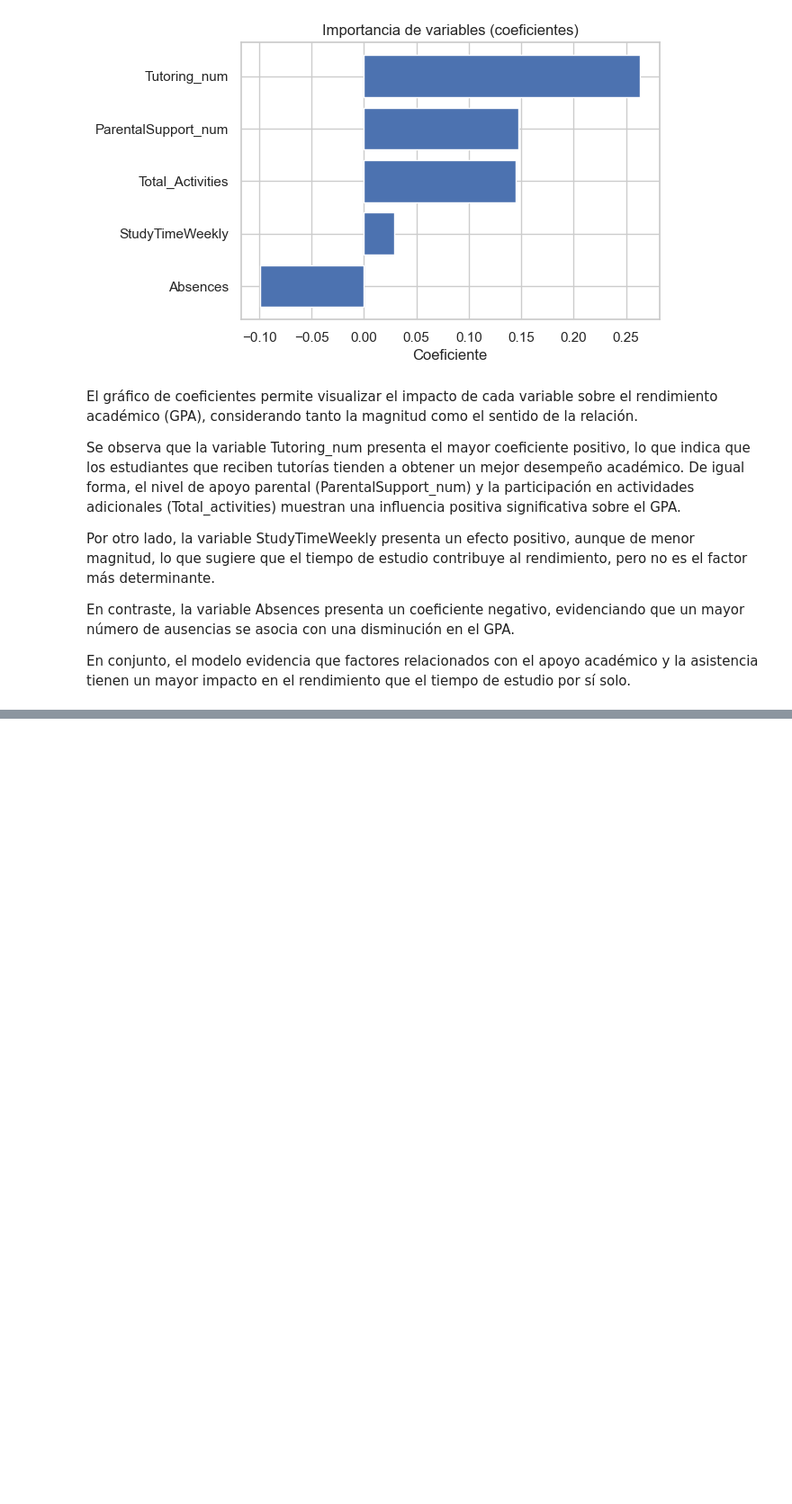
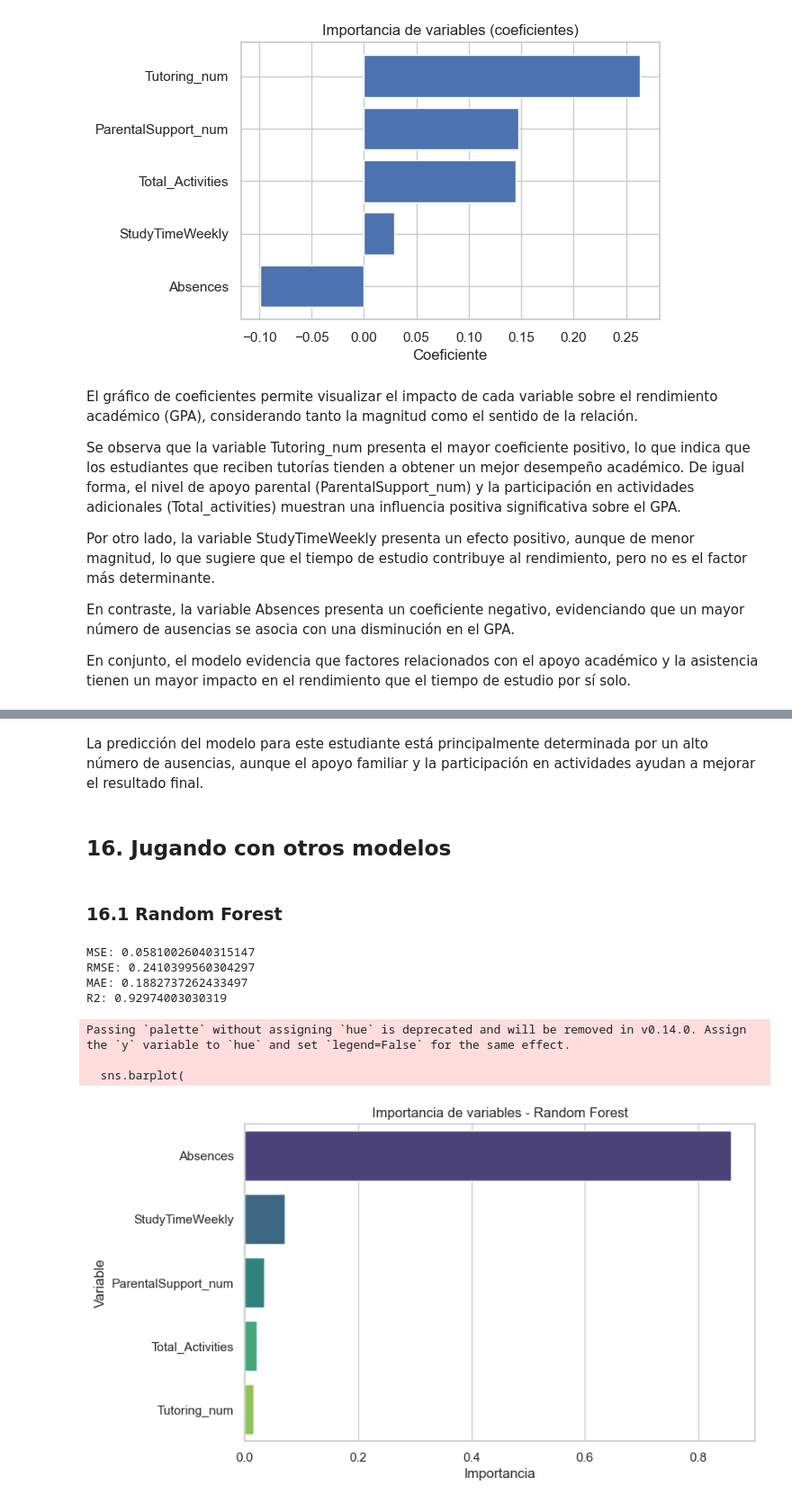
Before and after one commit to joha3108/ciencia-datos, a Jupyter notebook: EDA/EDA_Rendimiento.ipynb, the cells around one changed output, grey strips where cells are left out. Shown at 90% size. Saved outputs shown, nothing was run; the diff lists cells and outputs as text; code cells hidden in the pictures; blank space fills up the shorter version.

```diff
--- a/EDA/EDA_Rendimiento.ipynb
+++ b/EDA/EDA_Rendimiento.ipynb
@@ -978,0 +1316,72 @@ En este sentido, el modelo no solo permite realizar predicciones, sino también
+# %% [markdown]
+La predicción del modelo para este estudiante está principalmente determinada por un alto número de ausencias, aunque el apoyo familiar y la participación en actividades ayudan a mejorar el resultado final.
+# %% [markdown]
+## **16. Jugando con otros modelos**
+# %% [markdown]
+### **16.1 Random Forest**
+# %%
+# Importamos y entrenamos el modelo
+
+from sklearn.ensemble import RandomForestRegressor
+
+rf_model = RandomForestRegressor(
+    n_estimators=200,
+    random_state=42
+)
+
+rf_model.fit(X_train, y_train)
+
+# Realizamos predicciones
+
+y_pred_rf = rf_model.predict(X_test)
+
+# Evaluamos el modelo
+
+from sklearn.metrics import mean_squared_error, mean_absolute_error, r2_score
+
+mse_rf = mean_squared_error(y_test, y_pred_rf)
+rmse_rf = mean_squared_error(y_test, y_pred_rf) ** 0.5
+mae_rf = mean_absolute_error(y_test, y_pred_rf)
+r2_rf = r2_score(y_test, y_pred_rf)
+
+print("MSE:", mse_rf)
+print("RMSE:", rmse_rf)
+print("MAE:", mae_rf)
+print("R2:", r2_rf)
+
+# Importancia de variables en Random Forest
+
+import pandas as pd
+
+rf_importance = pd.DataFrame({
+    "feature": X_train.columns,
+    "importance": rf_model.feature_importances_
+}).sort_values("importance", ascending=False)
+
+rf_importance
+
+# Graficamos la importancia de variables del Random Forest
+
+import seaborn as sns
+import matplotlib.pyplot as plt
+
+plt.figure(figsize=(8, 5))
+sns.barplot(
+    data=rf_importance,
+    x="importance",
+    y="feature",
+    palette="viridis"
+)
+plt.title("Importancia de variables - Random Forest")
+plt.xlabel("Importancia")
+plt.ylabel("Variable")
+plt.show()
+# %% [output]
+MSE: 0.05810026040315147
+RMSE: 0.2410399560304297
+MAE: 0.1882737262433497
+R2: 0.92974003030319
+Passing `palette` without assigning `hue` is deprecated and will be removed in v0.14.0. Assign the `y` variable to `hue` and set `legend=False` for the same effect.
+
+  sns.barplot(
+[figure, added]
```
Also changed, not shown: parts of 42 cells of this notebook.
